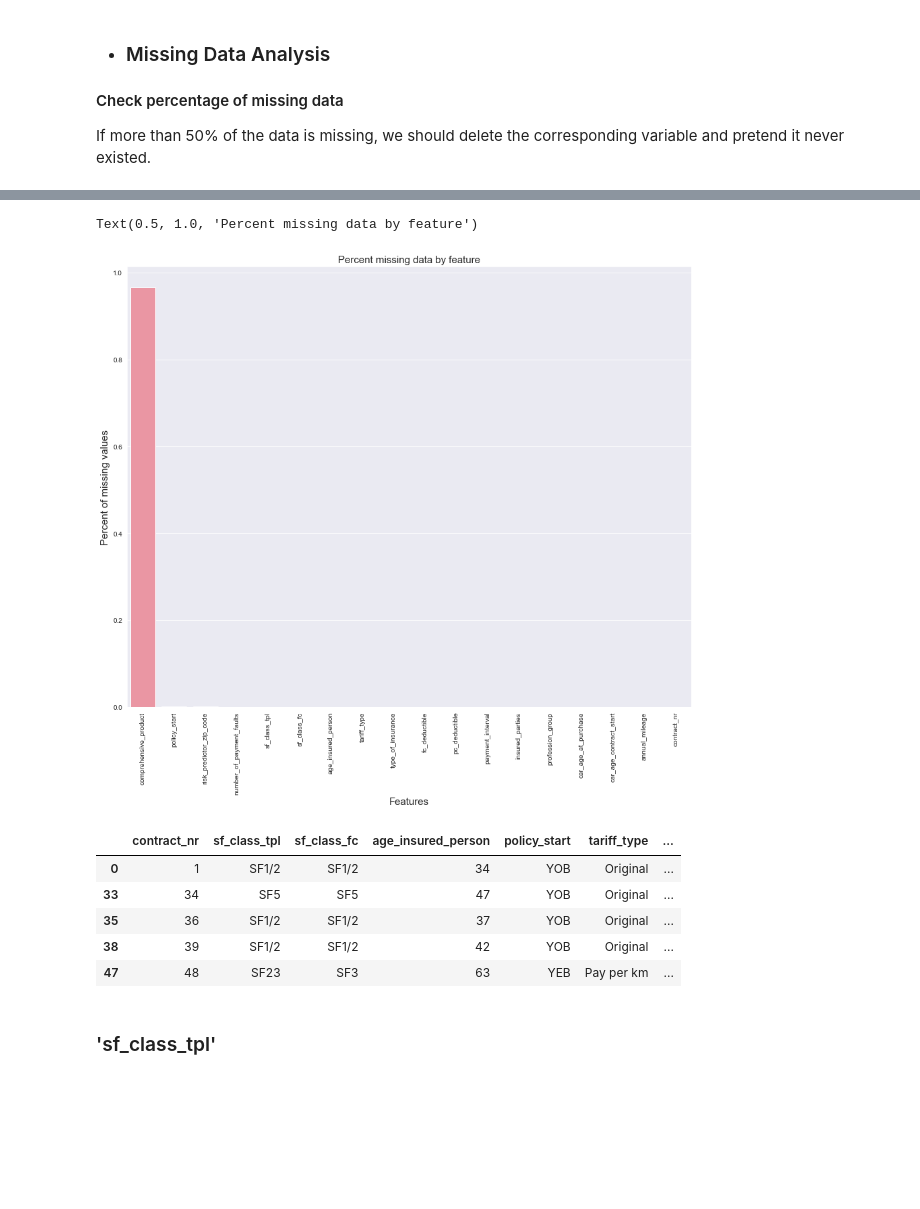
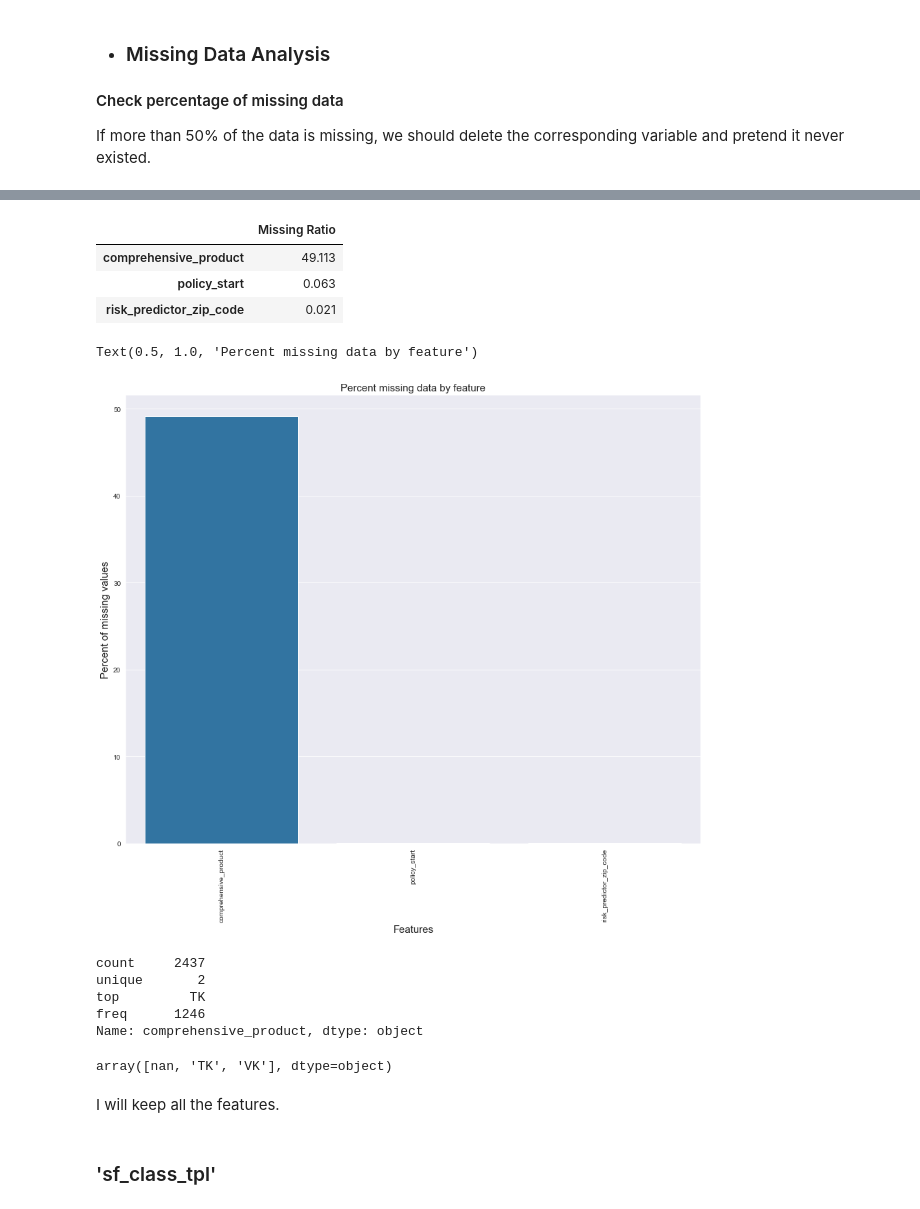
Before and after one commit to ck-unifr/friday-code-challenge, a Jupyter notebook: friday-code-challenge.ipynb, the cells around one changed output, grey strips where cells are left out. Saved outputs shown, nothing was run; the diff lists cells and outputs as text; code cells hidden in the pictures; blank space fills up the shorter version.

```diff
--- a/friday-code-challenge.ipynb
+++ b/friday-code-challenge.ipynb
@@ -194,10 +182,20 @@ missing_data
+# %%
+all_data_na = (df_train.isnull().sum() / len(df_train)) * 100
+all_data_na = all_data_na.drop(all_data_na[all_data_na == 0].index).sort_values(ascending=False)[:30]
+missing_data = pd.DataFrame({'Missing Ratio' :all_data_na})
+missing_data.head(20)
+# %% [output]
+|  | Missing Ratio |
+| comprehensive_product | 49.113 |
+| policy_start | 0.063 |
+| risk_predictor_zip_code | 0.021 |
 # %%
 f, ax = plt.subplots(figsize=(15, 12))
 plt.xticks(rotation='90')
-sns.barplot(x=percent.index, y=percent)
+sns.barplot(x=all_data_na.index, y=all_data_na)
 plt.xlabel('Features', fontsize=15)
 plt.ylabel('Percent of missing values', fontsize=15)
 plt.title('Percent missing data by feature', fontsize=15)
 # %% [output]
 Text(0.5, 1.0, 'Percent missing data by feature')
-[figure, old version]
+[figure, new version]
@@ -208,12 +202,17 @@ df_test.drop('comprehensive_product', axis=1, inplace=True)
-# %%
-df_train.head()
-# %% [output]
-|  | contract_nr | sf_class_tpl | sf_class_fc | age_insured_person | policy_start | tariff_type | ... |
-| 0 | 1 | SF1/2 | SF1/2 | 34 | YOB | Original | ... |
-| 33 | 34 | SF5 | SF5 | 47 | YOB | Original | ... |
-| 35 | 36 | SF1/2 | SF1/2 | 37 | YOB | Original | ... |
-| 38 | 39 | SF1/2 | SF1/2 | 42 | YOB | Original | ... |
-| 47 | 48 | SF23 | SF3 | 63 | YEB | Pay per km | ... |
+# %%
+df_train['comprehensive_product'].describe()
+# %% [output]
+count     2437
+unique       2
+top         TK
+freq      1246
+Name: comprehensive_product, dtype: object
+# %%
+df_train['comprehensive_product'].unique()
+# %% [output]
+array([nan, 'TK', 'VK'], dtype=object)
+# %% [markdown]
+I will keep all the features.
 # %% [markdown]
 ### 'sf_class_tpl'
 # %%
```
Also changed, not shown: parts of 50 cells of this notebook.
